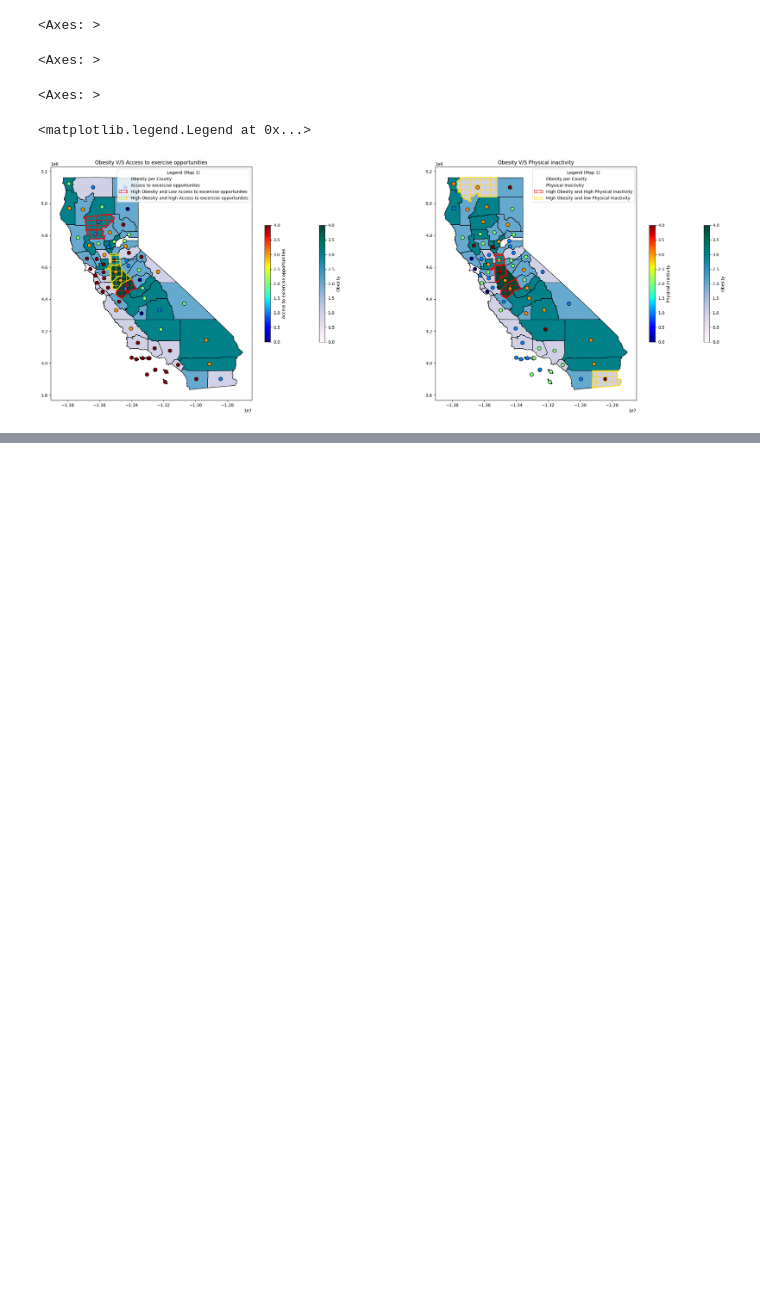
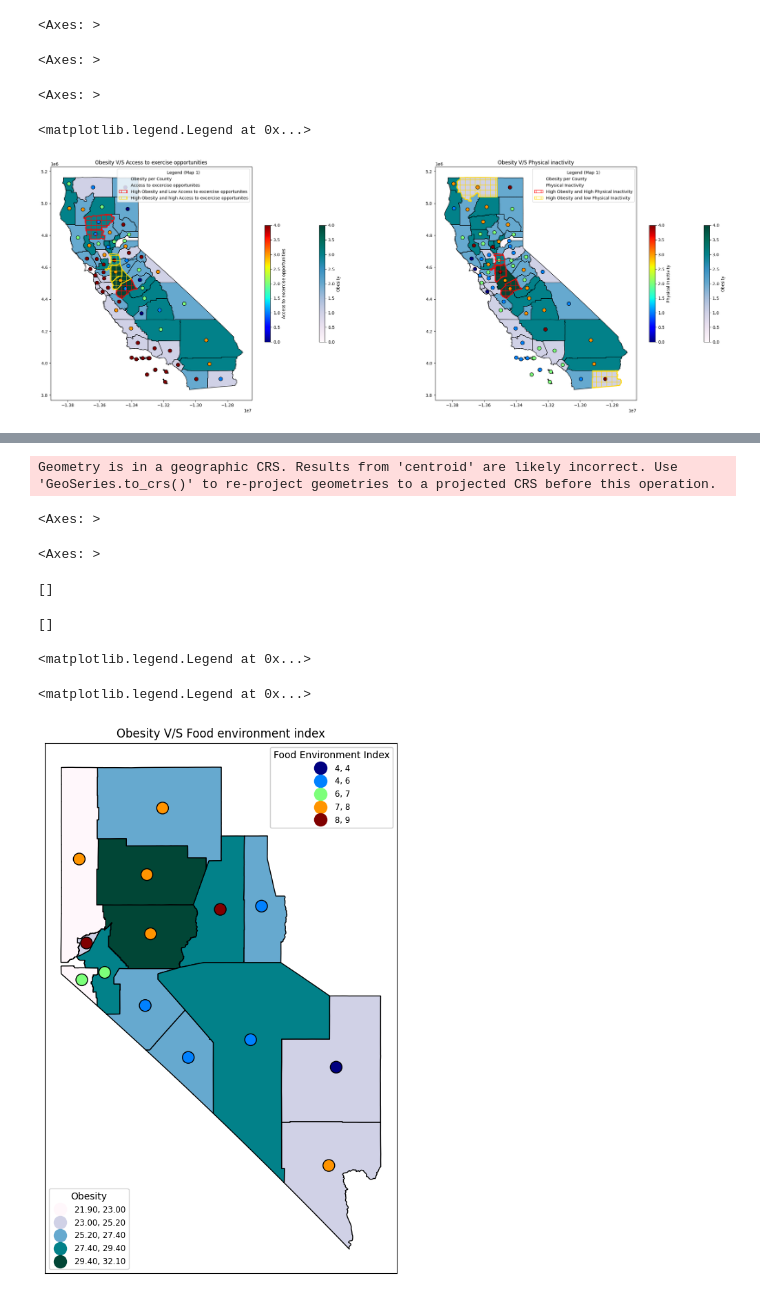
Before and after one commit to kpatwa153/gis, a Jupyter notebook: map.ipynb, the cells around one changed output, grey strips where cells are left out. Drawn from its saved outputs; the diff is of its cells as text; code cells hidden in the pictures; blank space fills up the shorter version.

```diff
--- a/map.ipynb
+++ b/map.ipynb
@@ -791,0 +932,37 @@ fig.show()
+# %%
+nev_datacopy['geometry'] = nev_datacopy['geometry'].centroid
+# %% [output]
+Geometry is in a geographic CRS. Results from 'centroid' are likely incorrect. Use 'GeoSeries.to_crs()' to re-project geometries to a projected CRS before this operation.
+# %%
+fig, ax = plt.subplots(1, figsize=(12,10))
+
+nev_data.plot(ax=ax,column='Adult obesity_% Obese',legend=True,cmap='PuBuGn',scheme='natural_breaks',k=5,
+         edgecolor='black',linewidth=1,legend_kwds= {"fmt": "{:,.2f}",
+        'loc':'lower left','title_fontsize':'medium','fontsize':'small','markerscale':1.4})
+
+l1 = ax.get_legend()
+l1.set_title('''Obesity''')
+
+nev_datacopy.plot(ax=ax,column='Food environment index_Food Environment Index',legend=True,cmap='jet',scheme='natural_breaks',k=5,
+         edgecolor='black',linewidth=1,legend_kwds= {"fmt": "{:,.0f}",
+        'loc':'upper right','title_fontsize':'medium','fontsize':'small','markerscale':1.4},
+         markersize = 150)
+
+ax.title.set_text("Obesity V/S Food environment index")
+ax.set_xticks([]); ax.set_yticks([])
+
+l2 = ax.get_legend()
+l2.set_title('''Food Environment Index''')
+
+
+
+ax.add_artist(l2)
+ax.add_artist(l1)
+# %% [output]
+<Axes: >
+<Axes: >
+[]
+[]
+<matplotlib.legend.Legend at 0x...>
+<matplotlib.legend.Legend at 0x...>
+[figure, added]
```
Also changed, not shown: parts of 18 cells of this notebook.
